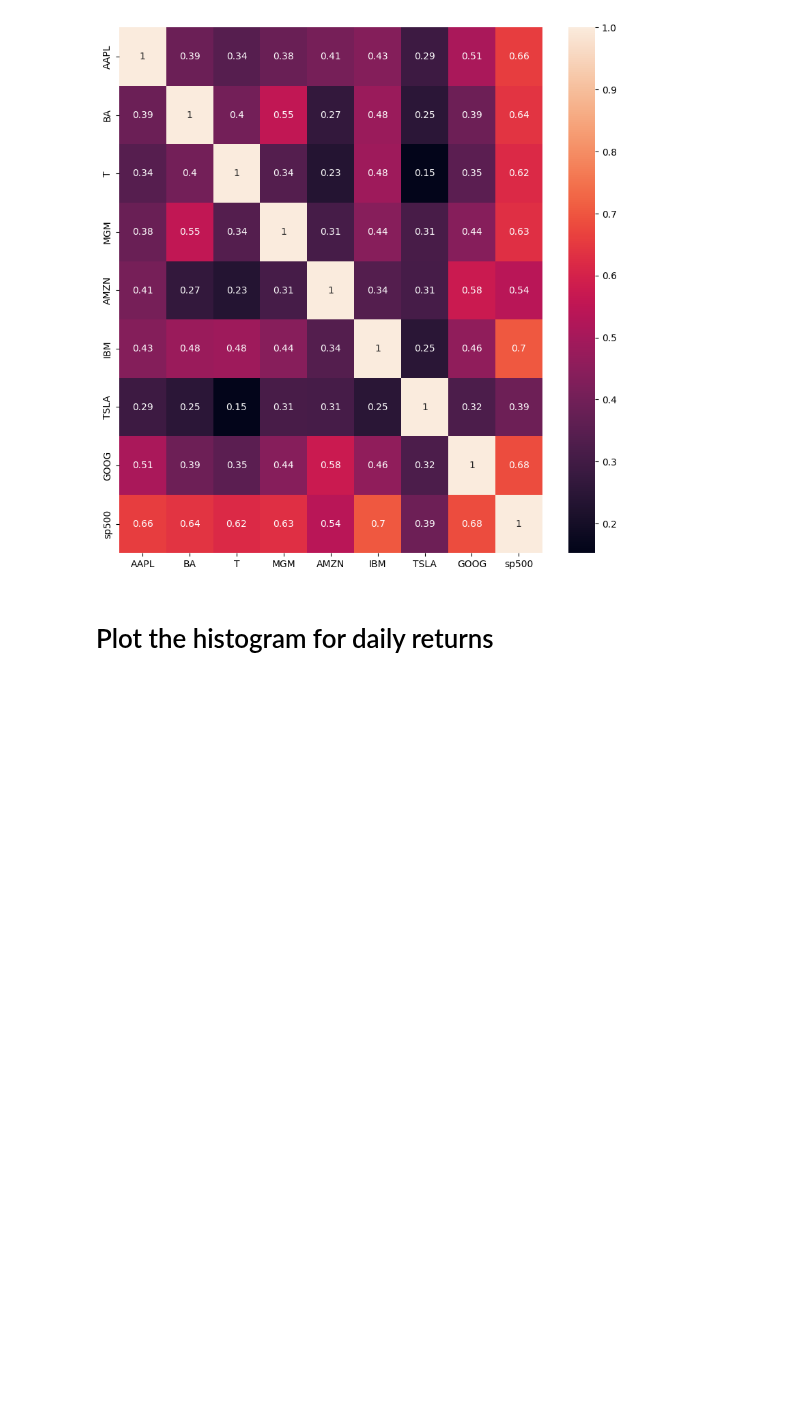
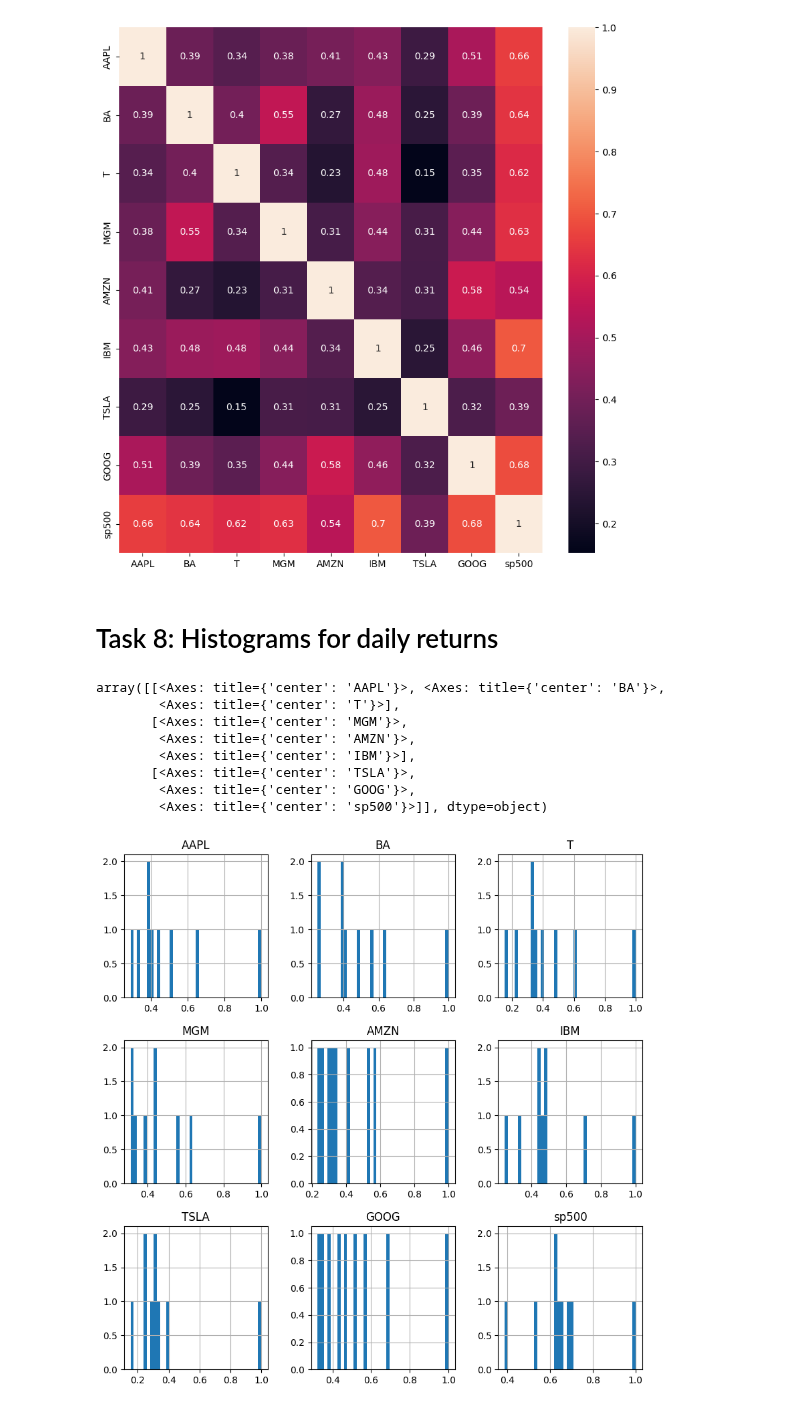
Before and after one commit to rizaho/ml_for_financial_analysis, a Jupyter notebook: Stocks_Data_Analysis_and_Visualization.ipynb, the cells around one changed output. Drawn from its saved outputs; the diff is of its cells as text; code cells hidden in the pictures; blank space fills up the shorter version.

```diff
--- a/Stocks_Data_Analysis_and_Visualization.ipynb
+++ b/Stocks_Data_Analysis_and_Visualization.ipynb
@@ -274,8 +274,9 @@ interactive_plot(daily_return_df, "Daily returns [2]")
 # %% [markdown]
 # Task 7: Correlations between daily returns
 # %%
+
 # Daily return correlation
 correlation_df = daily_return_df.drop(columns = ["Date"])
-corr_matrix = correlation_df.corr()
+daily_return_corr_matrix = correlation_df.corr()
 # %%
 plt.figure(figsize = (10, 10))
@@ -284,4 +285,16 @@ sns.heatmap(corr_matrix, annot = True)
 <Axes: >
 [figure]
 # %% [markdown]
-# Plot the histogram for daily returns
+# Task 8: Histograms for daily returns
+# %%
+daily_return_corr_matrix.hist(figsize=(10, 10), bins = 40)
+# %% [output]
+array([[<Axes: title={'center': 'AAPL'}>, <Axes: title={'center': 'BA'}>,
+        <Axes: title={'center': 'T'}>],
+       [<Axes: title={'center': 'MGM'}>,
+        <Axes: title={'center': 'AMZN'}>,
+        <Axes: title={'center': 'IBM'}>],
+       [<Axes: title={'center': 'TSLA'}>,
+        <Axes: title={'center': 'GOOG'}>,
+        <Axes: title={'center': 'sp500'}>]], dtype=object)
+[figure, added]
```
Also changed, not shown: parts of 3 cells of this notebook.
